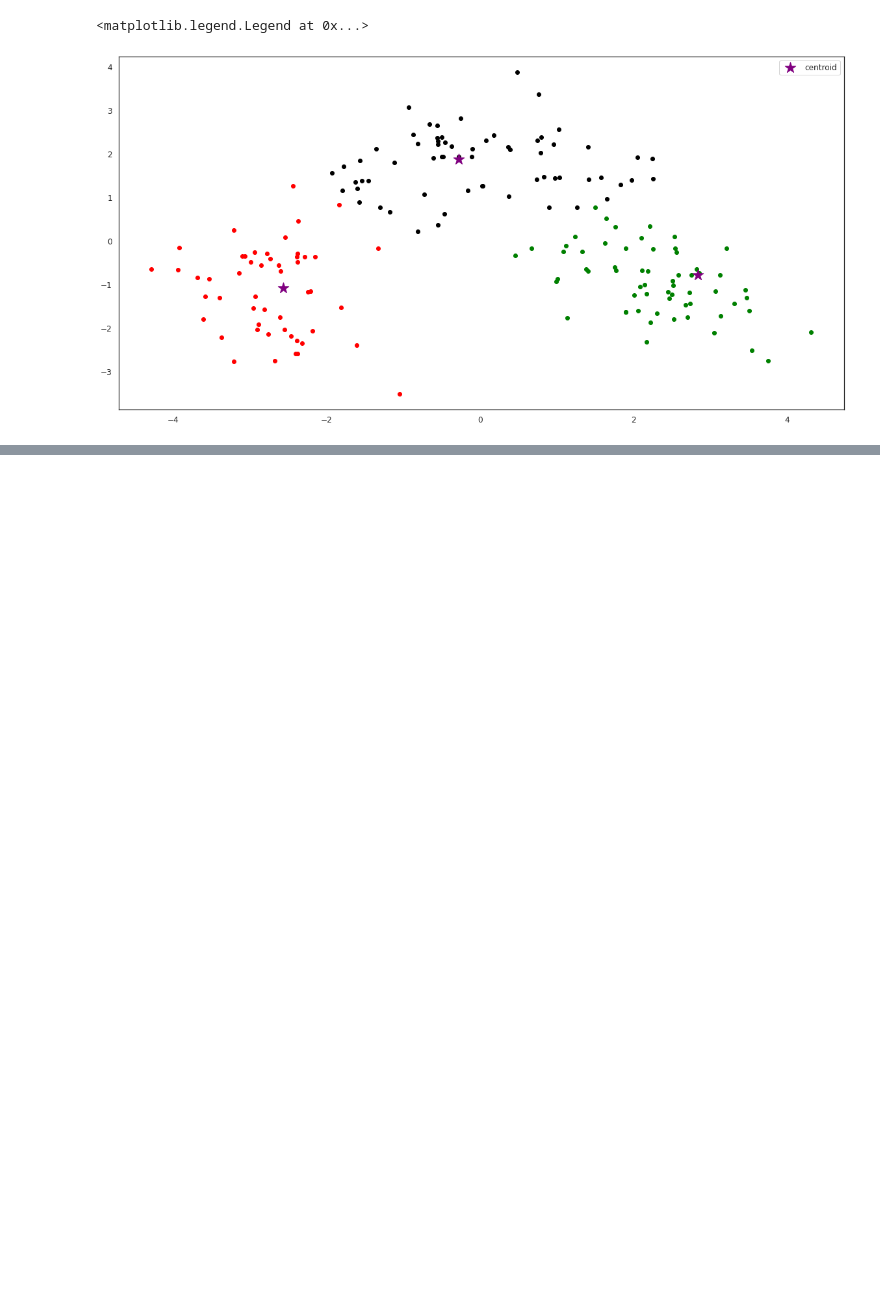
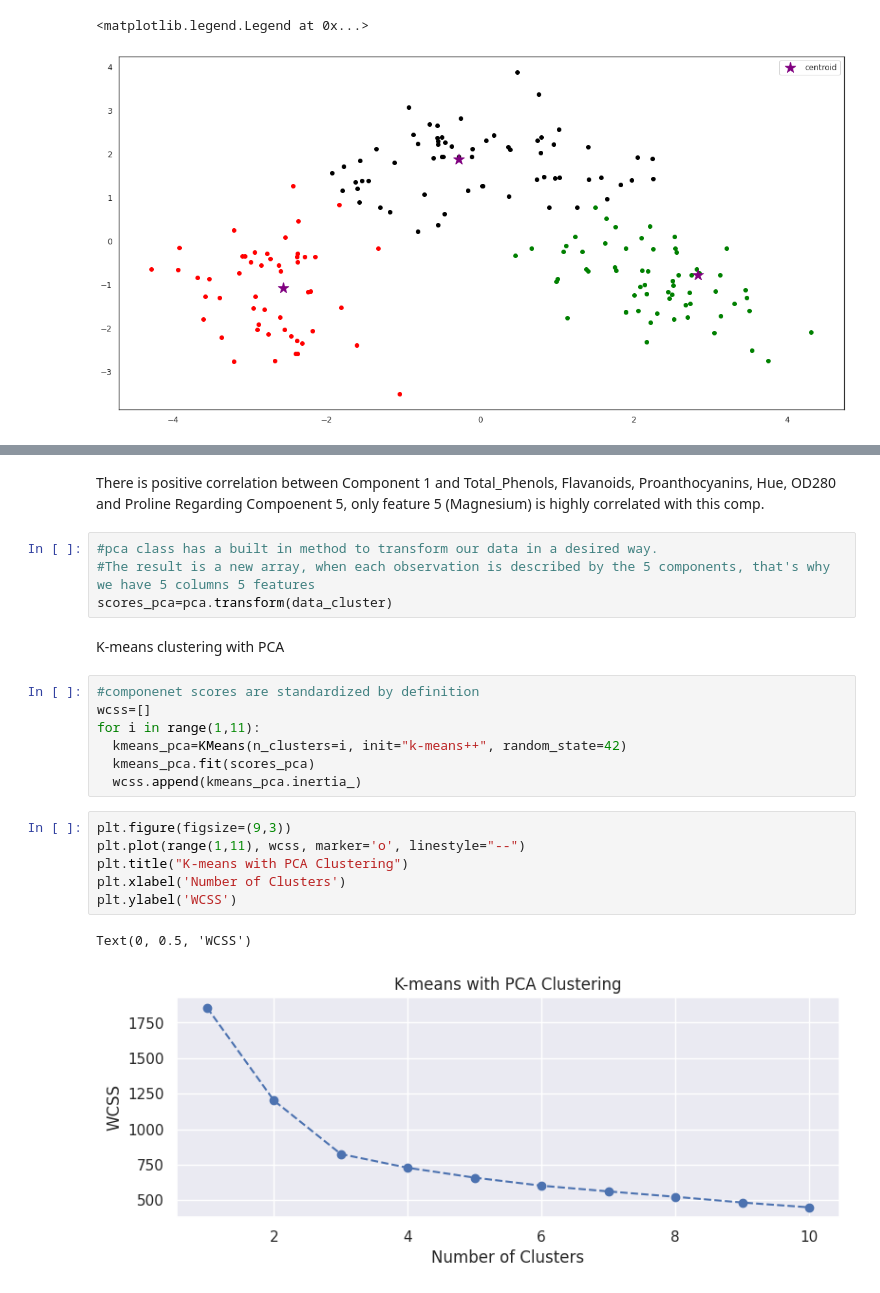
Before and after one commit to vbanai/Unsupervised-Learning-Clustering-GANS-Autoencoder, a Jupyter notebook: Italian_wine_unsupervised_learning.ipynb, the cells around one changed output, grey strips where cells are left out. Saved outputs shown, nothing was run; the diff lists cells and outputs as text; blank space fills up the shorter version.

```diff
--- a/Italian_wine_unsupervised_learning.ipynb
+++ b/Italian_wine_unsupervised_learning.ipynb
@@ -207,0 +322,25 @@ plt.legend()
+# %% [markdown]
+There is positive correlation between Component 1 and Total_Phenols, Flavanoids, Proanthocyanins, Hue, OD280 and Proline</br>
+Regarding Compoenent 5, only feature 5 (Magnesium) is highly correlated with this comp.
+# %%
+#pca class has a built in method to transform our data in a desired way.
+#The result is a new array, when each observation is described by the 5 components, that's why we have 5 columns 5 features
+scores_pca=pca.transform(data_cluster)
+# %% [markdown]
+K-means clustering with PCA
+# %%
+#componenet scores are standardized by definition
+wcss=[]
+for i in range(1,11):
+  kmeans_pca=KMeans(n_clusters=i, init="k-means++", random_state=42)
+  kmeans_pca.fit(scores_pca)
+  wcss.append(kmeans_pca.inertia_)
+# %%
+plt.figure(figsize=(9,3))
+plt.plot(range(1,11), wcss, marker='o', linestyle="--")
+plt.title("K-means with PCA Clustering")
+plt.xlabel('Number of Clusters')
+plt.ylabel('WCSS')
+# %% [output]
+Text(0, 0.5, 'WCSS')
+[figure, added]
```
Also changed, not shown: parts of 17 cells of this notebook.
